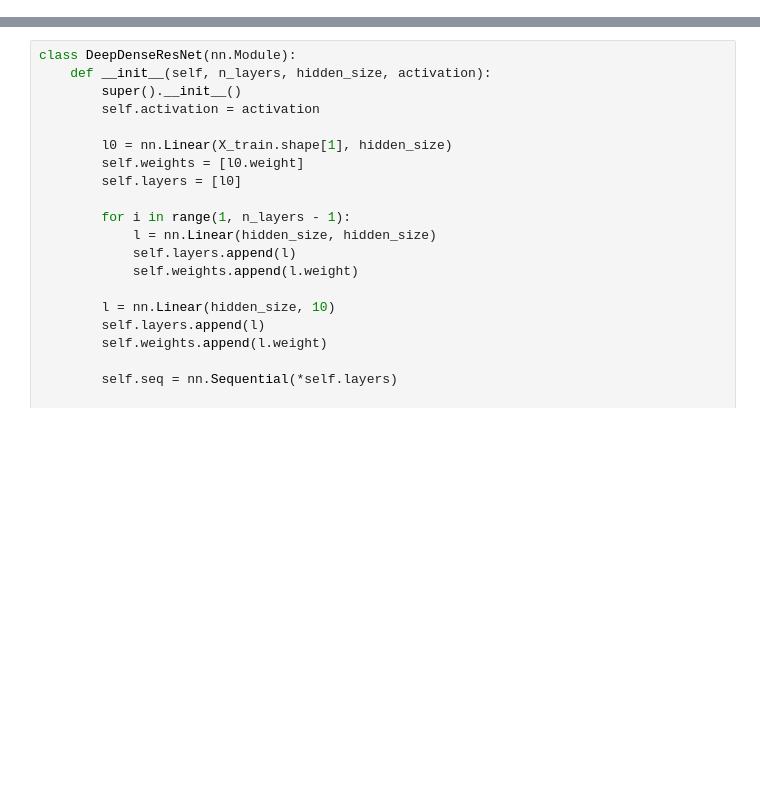
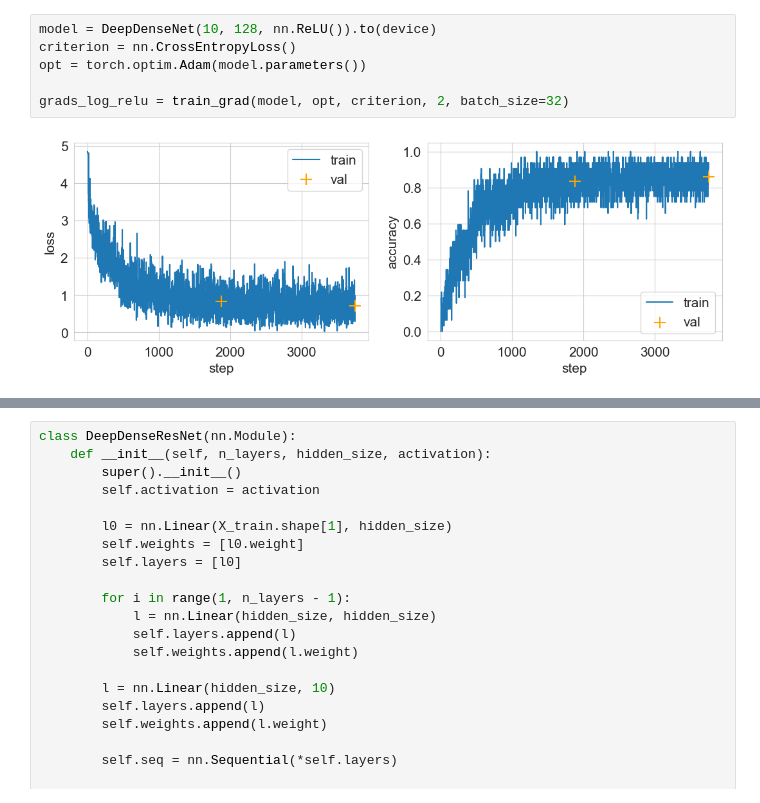
Before and after one commit to FUlyankin/deep_learning_pytorch, a Jupyter notebook: week07_lego/sem07_evr.ipynb, the cells around one changed output, grey strips where cells are left out. Saved outputs shown, nothing was run; the diff lists cells and outputs as text; blank space fills up the shorter version.

```diff
--- a/week07_lego/sem07_evr.ipynb
+++ b/week07_lego/sem07_evr.ipynb
@@ -131,0 +278,8 @@ def train_grad(model, opt, n_epochs):
+# %%
+model = DeepDenseNet(10, 128, nn.ReLU()).to(device)
+criterion = nn.CrossEntropyLoss()
+opt = torch.optim.Adam(model.parameters())
+
+grads_log_relu = train_grad(model, opt, criterion, 2, batch_size=32)
+# %% [output]
+[figure, added]
```
Also changed, not shown: parts of 62 cells of this notebook, 2 other files.
